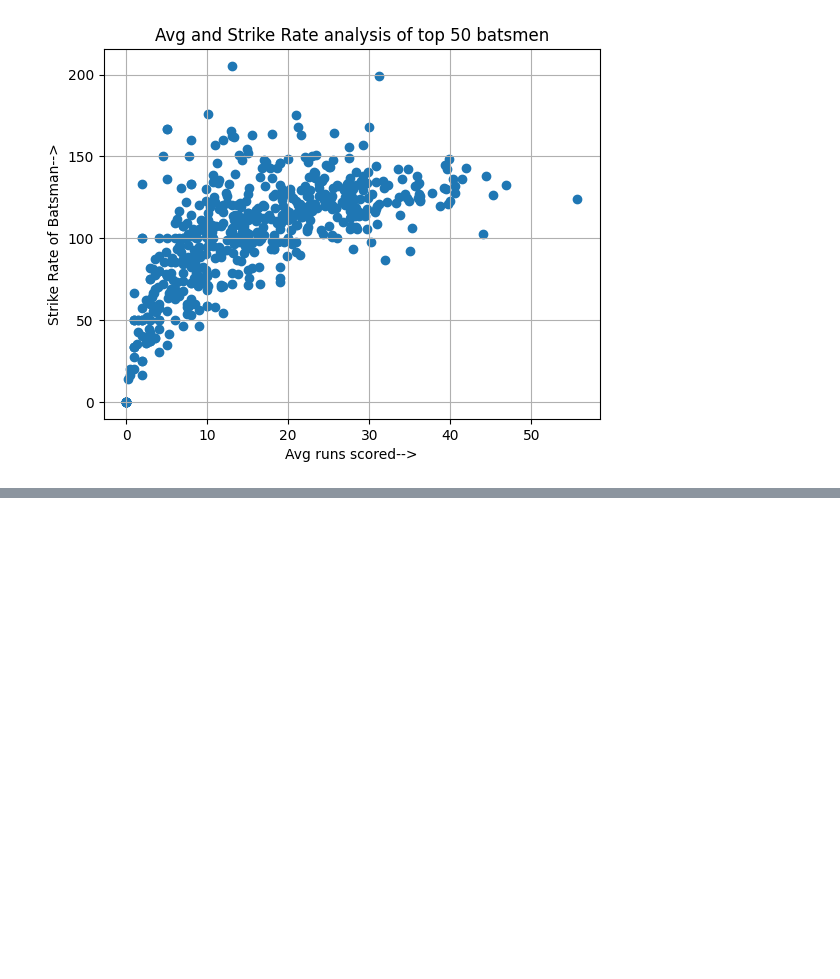
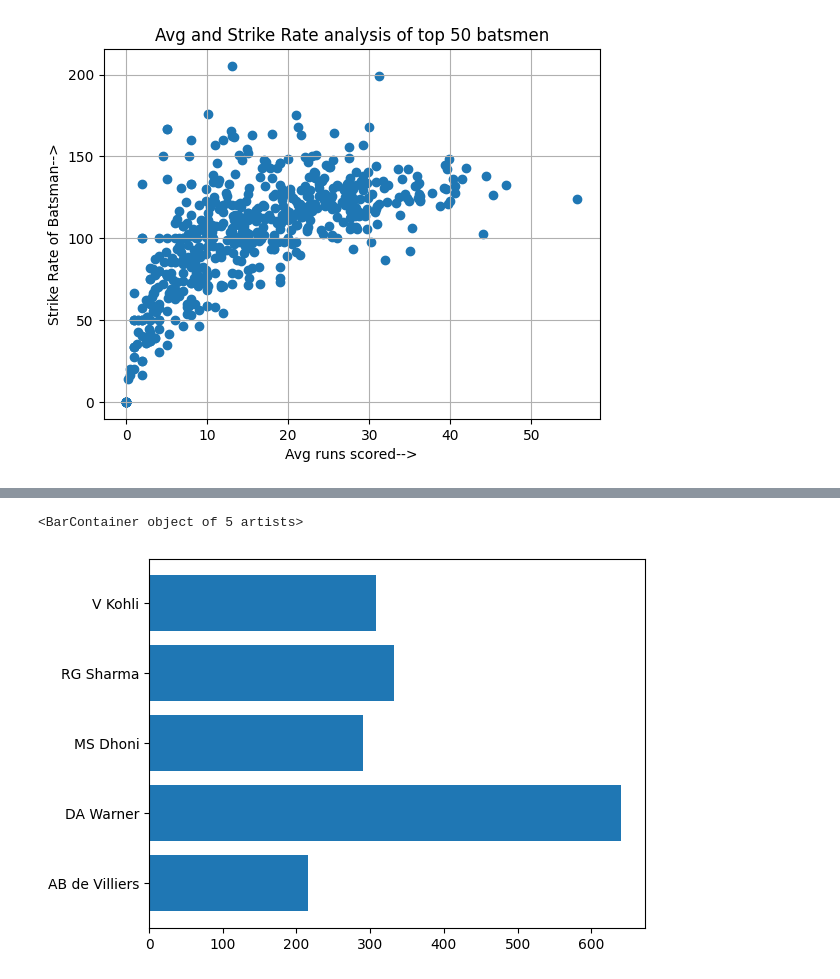
Before and after one commit to Aditya26Das/Machine-Learning, a Jupyter notebook: matplotlib/prog1.ipynb, the cells around one changed output, grey strips where cells are left out. Drawn from its saved outputs; the diff is of its cells as text; code cells hidden in the pictures; blank space fills up the shorter version.

```diff
--- a/matplotlib/prog1.ipynb
+++ b/matplotlib/prog1.ipynb
@@ -89,0 +119,5 @@ plt.grid()
+# %%
+plt.barh(new_df['batsman'],new_df['2017'])
+# %% [output]
+<BarContainer object of 5 artists>
+[figure, added]
```
Also changed, not shown: parts of 11 cells of this notebook.
